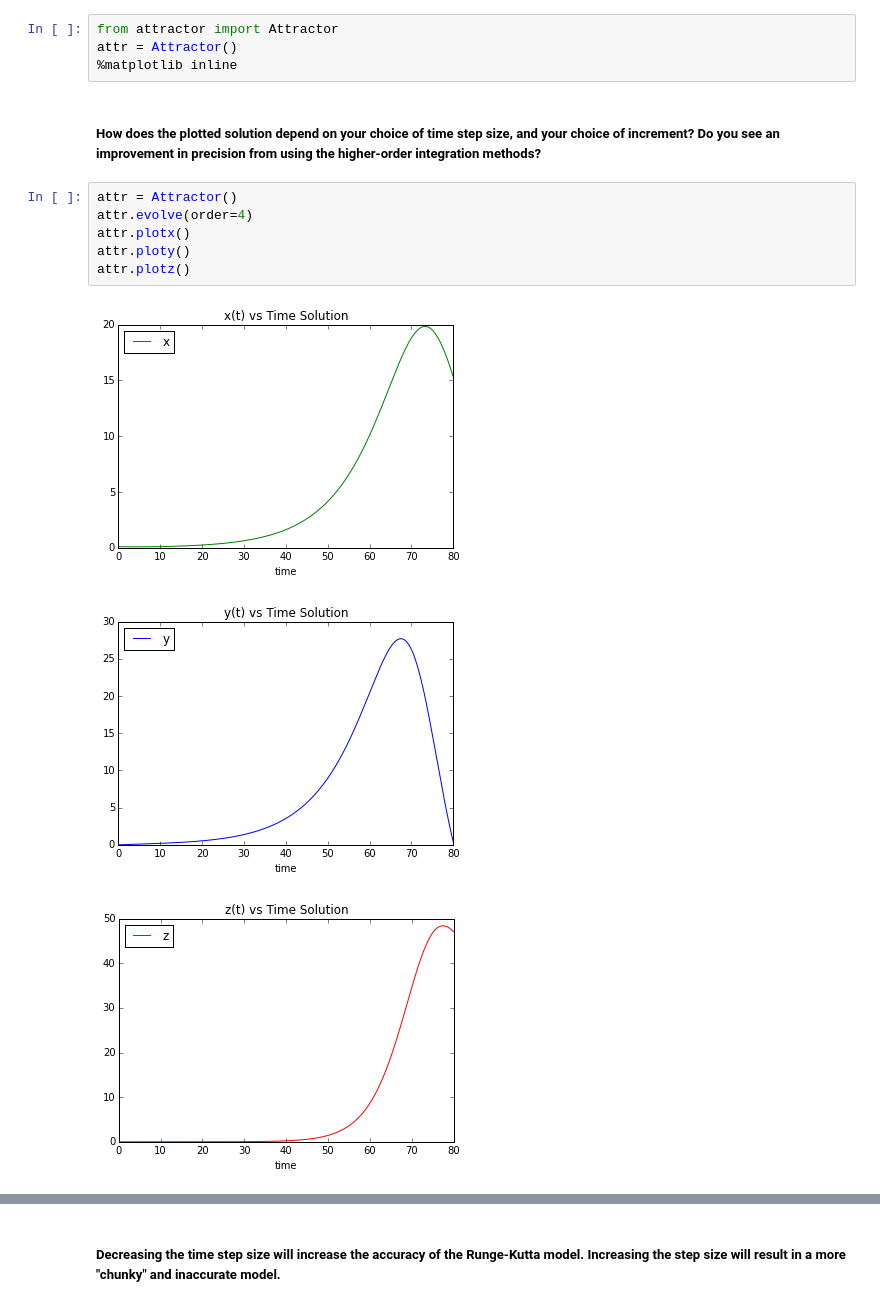
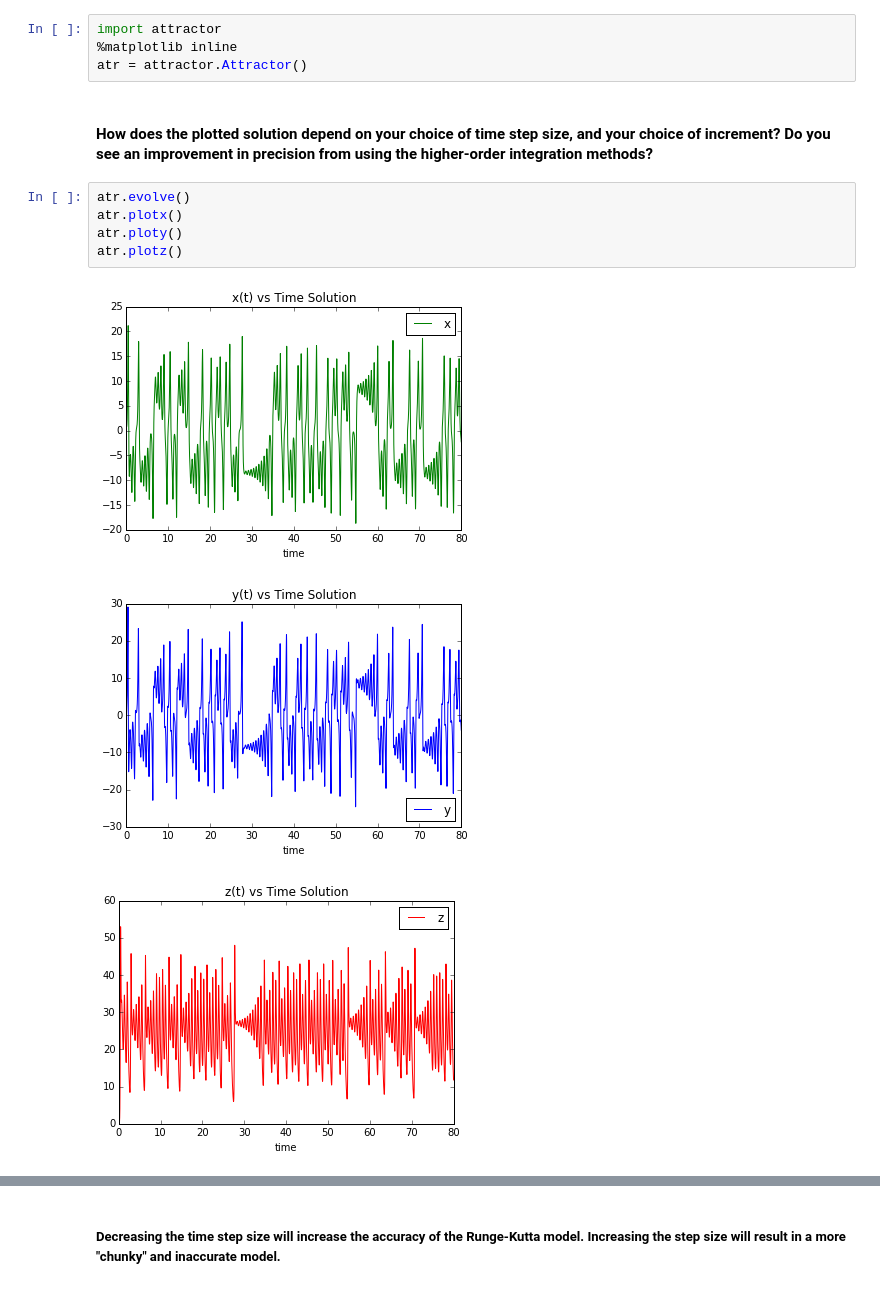
Before and after one commit to justingapper/CS510-Fall2015-Midterm, a Jupyter notebook: ExploreAttractor.ipynb, the cells around one changed output, grey strips where cells are left out. Drawn from its saved outputs; the diff is of its cells as text.

```diff
--- a/ExploreAttractor.ipynb
+++ b/ExploreAttractor.ipynb
@@ -3,18 +3,17 @@
 ### Justin Gapper
-# %%
-from attractor import Attractor
-attr = Attractor()
-%matplotlib inline
+# %%
+import attractor
+%matplotlib inline
+atr = attractor.Attractor()
 # %% [markdown]
-##### How does the plotted solution depend on your choice of time step size, and your choice of increment? Do you see an improvement in precision from using the higher-order integration methods?
+#### How does the plotted solution depend on your choice of time step size, and your choice of increment? Do you see an improvement in precision from using the higher-order integration methods?
-# %%
-attr = Attractor()
-attr.evolve(order=4)
-attr.plotx()
-attr.ploty()
-attr.plotz()
-# %% [output]
-[figure, removed]
-[figure, removed]
-[figure, removed]
+# %%
+atr.evolve()
+atr.plotx()
+atr.ploty()
+atr.plotz()
+# %% [output]
+[figure, added]
+[figure, added]
+[figure, added]
 # %%
```
Also changed, not shown: parts of 12 cells of this notebook.
